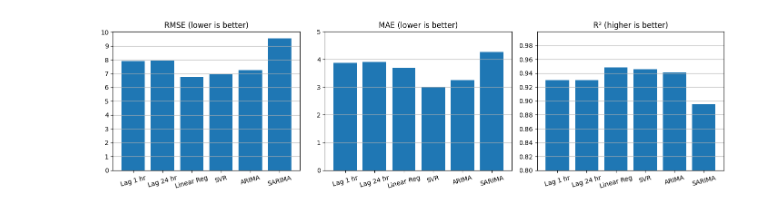
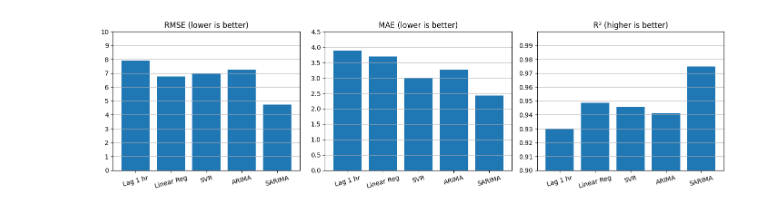
Before and after one commit to adarsha-7/pm25-forecasting, a Jupyter notebook: notebooks/experiments/exp_2/comparison.ipynb, the cells around one changed output. Saved outputs shown, nothing was run; the diff lists cells and outputs as text; code cells hidden in the pictures.

```diff
--- a/notebooks/experiments/exp_2/comparison.ipynb
+++ b/notebooks/experiments/exp_2/comparison.ipynb
@@ -1,38 +1,39 @@
 # %%
 import matplotlib.pyplot as plt
 
-models          = ['Lag 1 hr', 'Lag 24 hr', 'Linear Reg', 'SVR', 'ARIMA', 'SARIMA']
-rmse            = [7.9040, 7.9284, 6.7695, 6.9521, 7.2544, 9.55]
-mae             = [3.8815, 3.8999, 3.6976, 3.0115, 3.2603, 4.27]
-r2              = [0.9301, 0.9298, 0.9487, 0.9459, 0.9411, 0.8955]
-training_times  = [1.09,    5.31,  82.87, 880]
-inference_times = [1.7896, 32.1967, 6192, 6980]
+models                = ['Lag 1 hr', 'Linear Reg', 'SVR', 'ARIMA', 'SARIMA']
+rmse                  = [7.9040, 6.7695, 6.9620, 7.2544, 4.7298]
+mae                   = [3.8815, 3.6976, 3.0000, 3.2603, 2.4223]
+r2                    = [0.9301, 0.9487, 0.9458, 0.9411, 0.9750]
+training_times        = [82.87, 1024]
+inference_times       = [6192, 7518]
+inference_with_update = [2.425, 9.316]
 # %%
 import numpy as np
 
 fig, axes = plt.subplots(1, 3, figsize=(14, 4))
 
 axes[0].bar(models, rmse)
 axes[0].set_title('RMSE (lower is better)')
 axes[0].tick_params(axis='x', rotation=15)
 axes[0].set_yticks(np.arange(0, 11, 1))
 axes[0].grid(True, axis='y')
 
 axes[1].bar(models, mae)
 axes[1].set_title('MAE (lower is better)')
 axes[1].tick_params(axis='x', rotation=15)
-axes[1].set_yticks(np.arange(0, 6, 1))
+axes[1].set_yticks(np.arange(0, 5, 0.5))
 axes[1].grid(True, axis='y')
 
 axes[2].bar(models, r2)
 axes[2].set_title('R² (higher is better)')
 axes[2].tick_params(axis='x', rotation=15)
-axes[2].set_ylim((0.8,1))
-axes[2].set_yticks(np.arange(0.8, 1, 0.02))
+axes[2].set_ylim((0.9,1))
+axes[2].set_yticks(np.arange(0.9, 1, 0.01))
 axes[2].grid(True, axis='y')
 
 plt.tight_layout()
 plt.show()
 # %% [output]
-[figure, old version]
+[figure, new version]
 # %%
```
Also changed, not shown: parts of 1 cell of this notebook, 8 other files.
